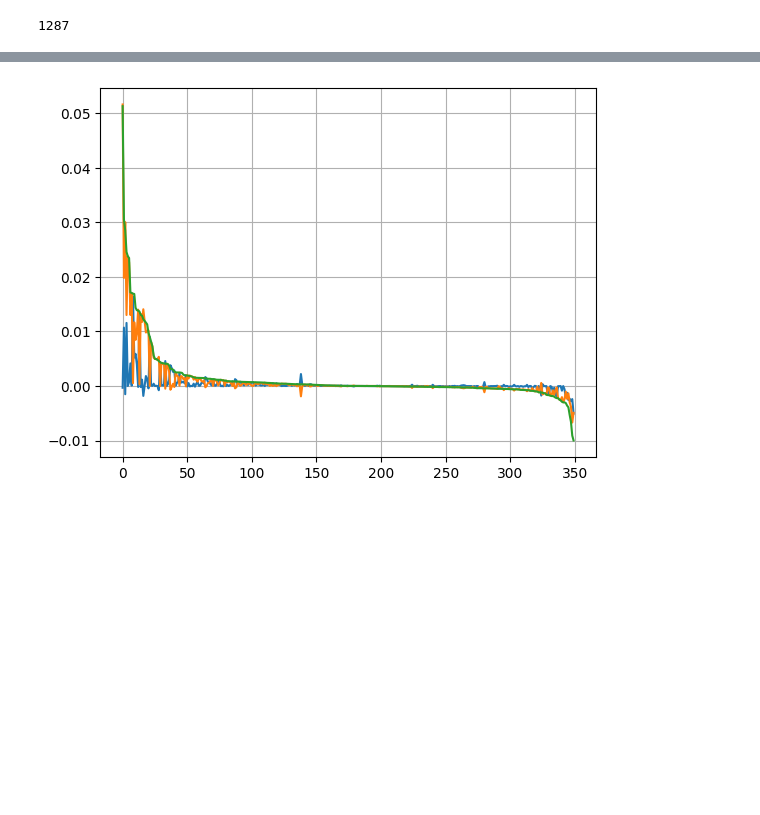
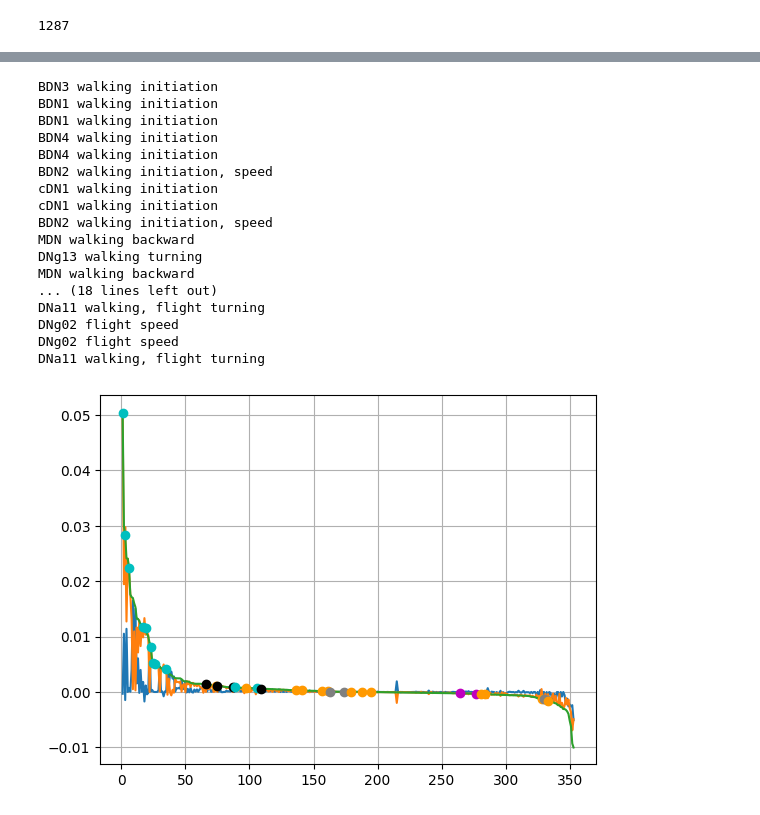
Before and after one commit to chrisjdallmann/roadrunner, a Jupyter notebook: code/flywire_convergence.ipynb, the cells around one changed output, grey strips where cells are left out. Drawn from its saved outputs; the diff is of its cells as text; code cells hidden in the pictures; blank space fills up the shorter version.

```diff
--- a/code/flywire_convergence.ipynb
+++ b/code/flywire_convergence.ipynb
@@ -64,3 +43,14 @@ df_nt = pd.read_csv(data_dir + 'flywire_v783_neurons.csv')
+# %%
+# Set source neurons
+dict_nodes = {}
+if source_neurons == 'RR':
+    dict_nodes['source_1'] = [df_neurons_of_interest.root_id[df_neurons_of_interest.community_name=='Roadrunner'].tolist()[0]]
+    dict_nodes['source_2'] = [df_neurons_of_interest.root_id[df_neurons_of_interest.community_name=='Roadrunner'].tolist()[1]]
+elif source_neurons == 'RR_BPN':
+    dict_nodes['source_1'] = df_neurons_of_interest.root_id[df_neurons_of_interest.community_name=='Roadrunner'].tolist()
+    dict_nodes['source_2'] = df_neurons_of_interest.root_id[df_neurons_of_interest.community_name.str.contains('BPN')].tolist()
+
+source_nodes = list(itertools.chain(*list(dict_nodes.values())))
 # %%
 # Sum synapses across neuropils
 df_connectivity = df_connectivity.groupby(['pre_root_id','post_root_id'])['syn_count'].sum().reset_index().sort_values('syn_count', ascending=False)
@@ -260,7 +250,7 @@ for iteration in tqdm(range(n_iterations)):
         for index in source_indices:
             # Shuffle output onto intermediary and target nodes
             post_index = list(range(len(source_nodes), len(nodes)))
-            post_index = random.shuffle(post_index)
+            random.shuffle(post_index)
 
             conn_mat_shuffled[index, len(source_nodes):] = conn_mat_shuffled[index, post_index]
 
@@ -760,12 +706,52 @@ plt.show()
 # %%
-# Plot rankeds nodes
-plt.plot(df_targets_ranked.conn_strength_source_1)
-plt.plot(df_targets_ranked.conn_strength_source_2)
-plt.plot(df_targets_ranked.conn_strength_source_12)
+# Plot ranked nodes
+plt.plot(df_targets_ranked.rank_source_12, df_targets_ranked.conn_strength_source_1)
+plt.plot(df_targets_ranked.rank_source_12, df_targets_ranked.conn_strength_source_2)
+plt.plot(df_targets_ranked.rank_source_12, df_targets_ranked.conn_strength_source_12)
+
+target_ids = df_targets_ranked.root_id.tolist()
+ids_of_interest = df_neurons_of_interest.root_id.tolist()
+for index, target_id in enumerate(target_ids):
+    if target_id in ids_of_interest:
+        name = df_neurons_of_interest.community_name[df_neurons_of_interest.root_id == target_id].item()
+        motor_program = df_neurons_of_interest.motor_program[df_neurons_of_interest.root_id == target_id].item()
+        motor_function = df_neurons_of_interest.motor_function[df_neurons_of_interest.root_id == target_id].item()
+        print(name + ' ' + motor_program + ' ' + motor_function)
+        if ('walking' in motor_program) & ('initiation' in motor_function):
+            color = [0,191/255,191/255]
+        elif ('walking' in motor_program) & ('turning' in motor_function):
+            color = [1,153/255,0]
+        elif ('walking' in motor_program) & ('halting' in motor_function):
+            color = [191/255,0,191/255]
+        elif ('walking' in motor_program) & ('backward' in motor_function):
+            color = [0,0,0]
+        elif 'flight' in motor_program:
+            color = [.5,.5,.5]
+        else:
+            color = [1,0,0]
+        plt.plot(index+1, df_targets_ranked.conn_strength_source_12[df_targets_ranked.root_id == target_id], 'o', color=color)
+
 plt.grid()
 #plt.savefig(r"C:\Users\Chris\Desktop\connectivity_strength.eps", transparent=True)
 plt.show()
 # %% [output]
+BDN3 walking initiation
+BDN1 walking initiation
+BDN1 walking initiation
+BDN4 walking initiation
+BDN4 walking initiation
+BDN2 walking initiation, speed
+cDN1 walking initiation
+cDN1 walking initiation
+BDN2 walking initiation, speed
+MDN walking backward
+DNg13 walking turning
+MDN walking backward
+... (18 lines left out)
+DNa11 walking, flight turning
+DNg02 flight speed
+DNg02 flight speed
+DNa11 walking, flight turning
-[figure, old version]
+[figure, new version]
 # %%
 #ranks_to_highlight = [1,2,3,4,5,6,7,8,9,10,11,12,13,14,15,16,17,18,19,20]
```
Also changed, not shown: parts of 52 cells of this notebook.
